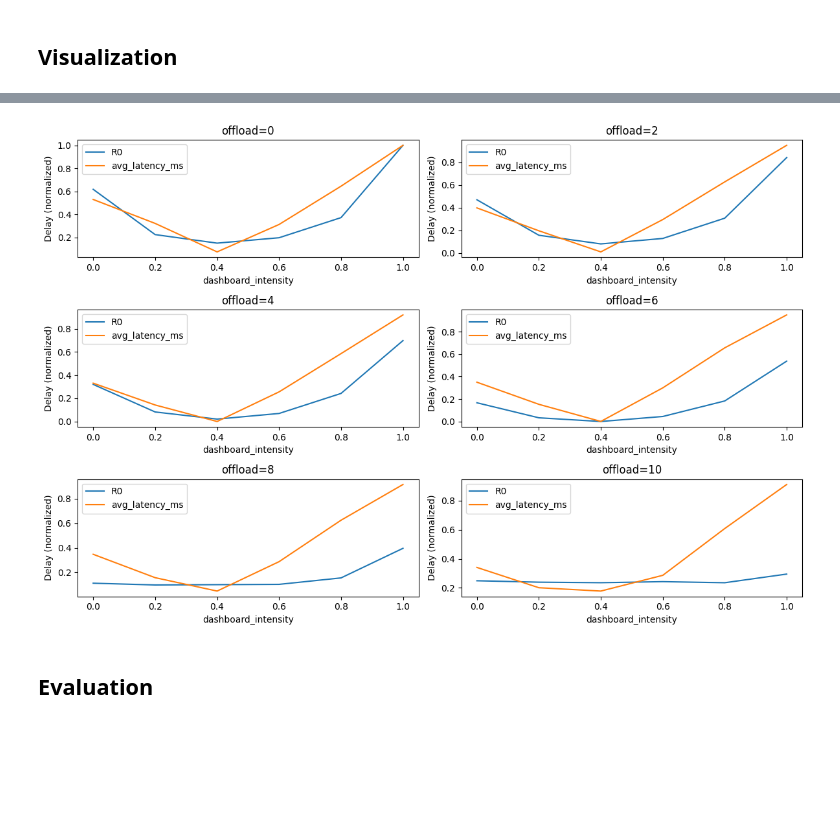
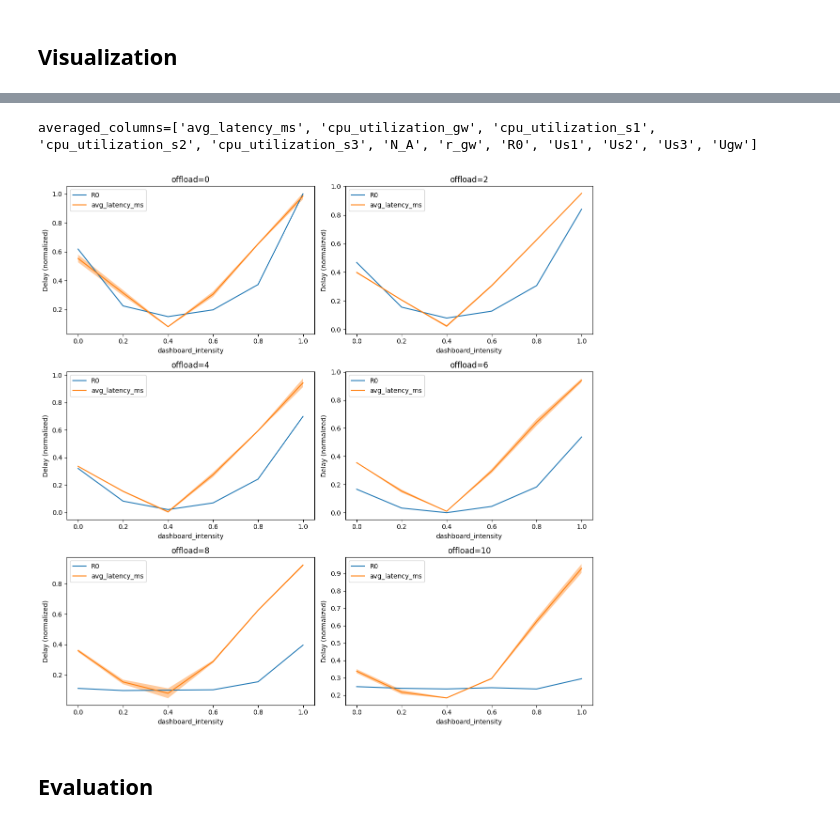
Before and after one commit to wmeijer221/muBench-experiment, a Jupyter notebook: gssi_experiment/gateway_offloading/analysis_singular.ipynb, the cells around one changed output, grey strips where cells are left out. Saved outputs shown, nothing was run; the diff lists cells and outputs as text; code cells hidden in the pictures; blank space fills up the shorter version.

Commit message:
update to include std in plots

```diff
--- a/gssi_experiment/gateway_offloading/analysis_singular.ipynb
+++ b/gssi_experiment/gateway_offloading/analysis_singular.ipynb
@@ -73,6 +75,8 @@ def get_data_points() -> typing.Iterator:
             avg_latency,
             cpu_limit,
             replicas,
+            metadata['start_time'],
+            metadata['end_time'],
             offload,
             *utilization_data,
         ]
@@ -86,6 +90,8 @@ cols = [
     "avg_latency_ms",
     "cpu_limit",
     "replicas",
+    "experiment_start_time",
+    "experiment_end_time",
     "offload",
 ]
 cpu_util_format = "cpu_utilization_{service}"
@@ -128,5 +132,6 @@ Retrying to calculate averages with services: ['gw.1', 's1', 's2', 's3']
 # %%
-pinc_df = synth_df[["N_A", "r_gw", "R0", "Us1", "Us2", "Us3", "Ugw"]]
+synth_cpu_cols = ["N_A", "r_gw", "R0", "Us1", "Us2", "Us3", "Ugw"]
+pinc_df = synth_df[synth_cpu_cols]
 
 # Calculates offload to merge with.
 pinc_df["offload"] = pinc_df["r_gw"].transform(lambda x: int(1 / x))
@@ -236,0 +170,8 @@ create_fig_3(
+# %%
+averaged_columns = ["avg_latency_ms", *cpu_columns, *synth_cpu_cols]
+group_columns = ["dashboard_intensity", "offload"]
+avg_df = nb_helper.to_averaged_df(df, group_columns, averaged_columns)
+
+nb_helper.create_multi_figure(
+    avg_df, ["R0", "avg_latency_ms"], "dashboard_intensity", "offload", "Delay (ms)"
+)
@@ -237,35 +181,36 @@ create_fig_3(
 # %%
 # Normalized data
-
 
 def normalize(x, x_min, x_max):
     x -= x_min
     x /= x_max - x_min
     return x
 
 
 df_norm = pd.DataFrame()
 df_norm["dashboard_intensity"] = df["dashboard_intensity"]
 df_norm["offload"] = df["offload"]
 
 r0_min, r0_max = min(df["R0"]), max(df["R0"])
 df_norm["R0"] = df["R0"].transform(lambda x: normalize(x, r0_min, r0_max))
 
 lat_min, lat_max = min(df["avg_latency_ms"]), max(df["avg_latency_ms"])
 df_norm["avg_latency_ms"] = df["avg_latency_ms"].transform(
     lambda x: normalize(x, lat_min, lat_max)
 )
 
-
-create_fig_3(
-    df_norm,
+avg_norm_df = nb_helper.to_averaged_df(df_norm, group_columns, averaged_columns)
+avg_norm_df
+nb_helper.create_multi_figure(
+    avg_norm_df,
     ["R0", "avg_latency_ms"],
     "dashboard_intensity",
     "offload",
     "Delay (normalized)",
 )
 # %% [output]
+averaged_columns=['avg_latency_ms', 'cpu_utilization_gw', 'cpu_utilization_s1', 'cpu_utilization_s2', 'cpu_utilization_s3', 'N_A', 'r_gw', 'R0', 'Us1', 'Us2', 'Us3', 'Ugw']
-[figure, old version]
+[figure, new version]
 # %% [markdown]
 ## Evaluation
 # %% [markdown]
```
Also changed, not shown: parts of 14 cells of this notebook, 5 other files.
